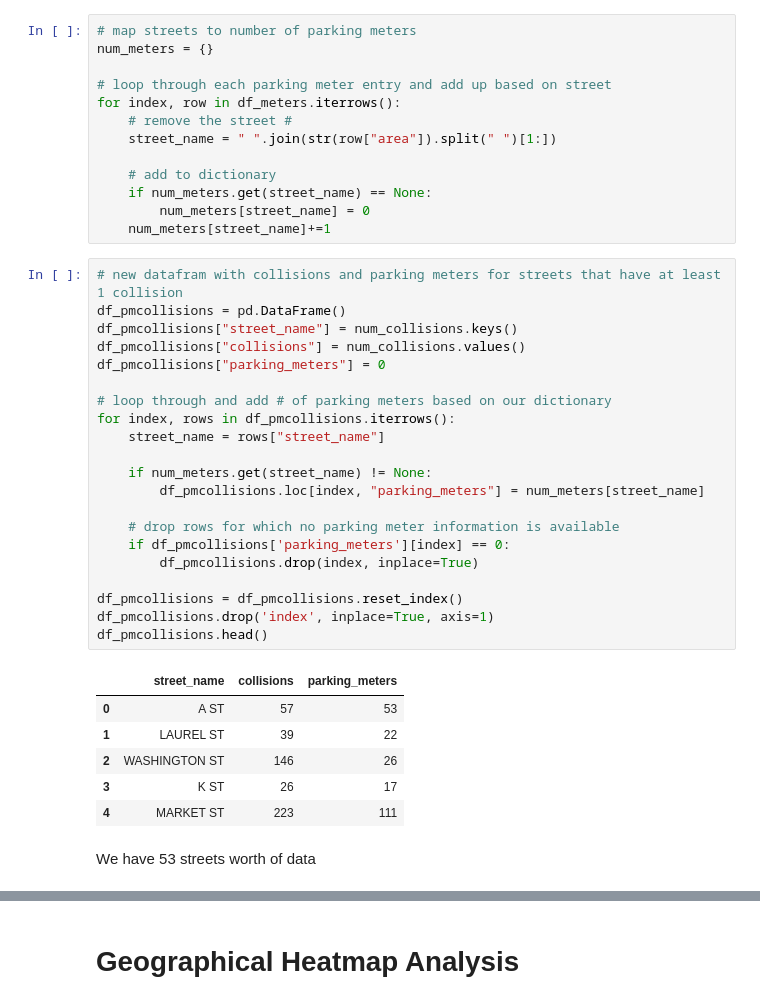
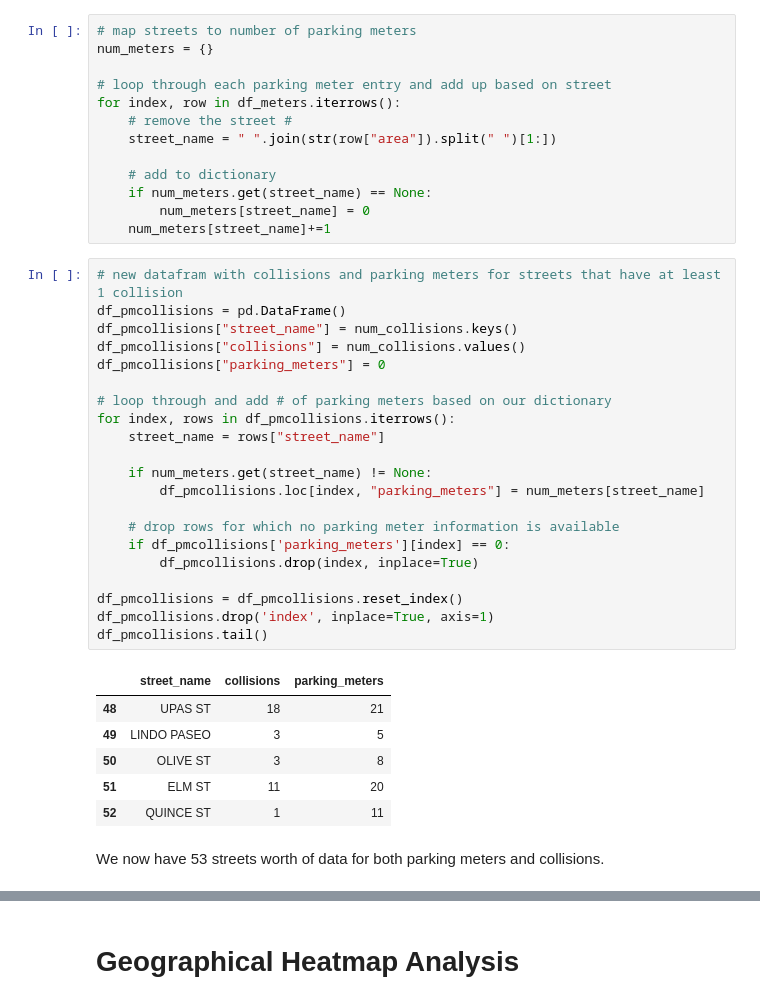
Before and after one commit to rileyfroehlich/COGS-108-Final-Project, a Jupyter notebook: Final_Project.ipynb, the cells around one changed output, grey strips where cells are left out. Saved outputs shown, nothing was run; the diff lists cells and outputs as text.

```diff
--- a/Final_Project.ipynb
+++ b/Final_Project.ipynb
@@ -341,33 +345,33 @@ for index, row in df_meters.iterrows():
 # %%
 # new datafram with collisions and parking meters for streets that have at least 1 collision
 df_pmcollisions = pd.DataFrame()
 df_pmcollisions["street_name"] = num_collisions.keys()
 df_pmcollisions["collisions"] = num_collisions.values()
 df_pmcollisions["parking_meters"] = 0
 
 # loop through and add # of parking meters based on our dictionary
 for index, rows in df_pmcollisions.iterrows():
     street_name = rows["street_name"]
 
     if num_meters.get(street_name) != None:
         df_pmcollisions.loc[index, "parking_meters"] = num_meters[street_name]
 
     # drop rows for which no parking meter information is available
     if df_pmcollisions['parking_meters'][index] == 0:
         df_pmcollisions.drop(index, inplace=True)
 
 df_pmcollisions = df_pmcollisions.reset_index()
 df_pmcollisions.drop('index', inplace=True, axis=1)
-df_pmcollisions.head()
+df_pmcollisions.tail()
 # %% [output]
 |  | street_name | collisions | parking_meters |
-| 0 | A ST | 57 | 53 |
-| 1 | LAUREL ST | 39 | 22 |
-| 2 | WASHINGTON ST | 146 | 26 |
-| 3 | K ST | 26 | 17 |
-| 4 | MARKET ST | 223 | 111 |
+| 48 | UPAS ST | 18 | 21 |
+| 49 | LINDO PASEO | 3 | 5 |
+| 50 | OLIVE ST | 3 | 8 |
+| 51 | ELM ST | 11 | 20 |
+| 52 | QUINCE ST | 1 | 11 |
 # %% [markdown]
-We have 53 streets worth of data
+We now have 53 streets worth of data for both parking meters and collisions.
 # %%
 # plot scatter lot between collisions and number of parking meters on that street
 plt.scatter(df_pmcollisions['collisions'], df_pmcollisions['parking_meters'])
```
Also changed, not shown: parts of 9 cells of this notebook.
